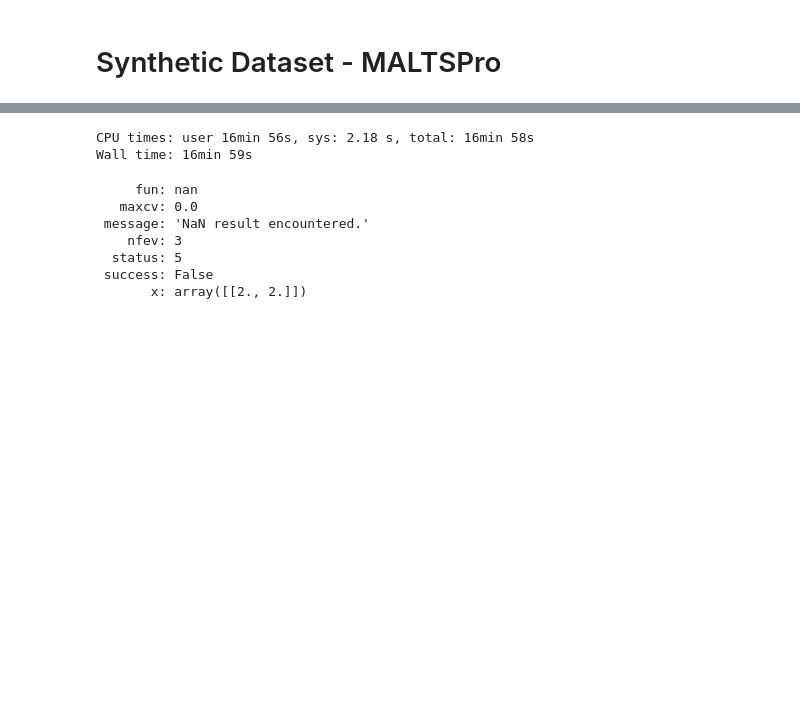
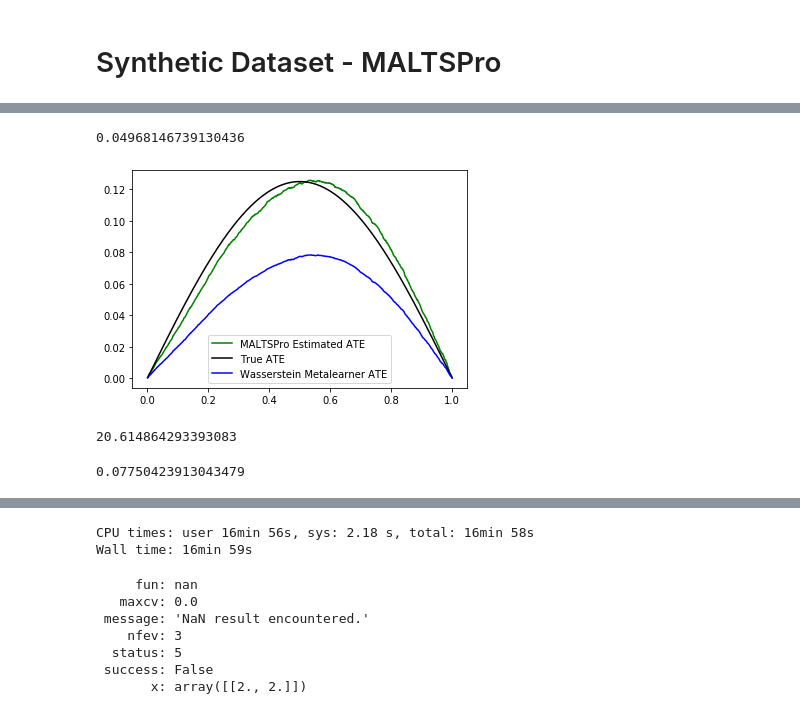
Before and after one commit to kattasa/MALTSPro, a Jupyter notebook: MALTSproREADME.ipynb, the cells around one changed output, grey strips where cells are left out. Saved outputs shown, nothing was run; the diff lists cells and outputs as text; code cells hidden in the pictures; blank space fills up the shorter version.

Commit message:
add acic2022 data, metalearner algo, and linbo's simulation framework

```diff
--- a/MALTSproREADME.ipynb
+++ b/MALTSproREADME.ipynb
@@ -182,0 +507,2 @@ X_df = pd.DataFrame(
+# %%
+y_bary = barycenter_imputation(pmp_self = maltspro, X_estimation=X_valid, Y_estimation= y_valid, MG = mg_df)
@@ -182,0 +523,43 @@ X_df = pd.DataFrame(
+# %%
+np.abs(ite_estimates - ite_true).mean()
+# %% [output]
+0.04968146739130436
+# %%
+untreated_bary = []
+for i in range(y_valid.shape[0]):
+    if X_valid.loc[i, 'treatment'] == 1:
+        untreated_bary.append(y_valid[i, :])
+    else:
+        untreated_bary.append(y_bary[i, :])
+untreated_bary = pmp.wasserstein2_barycenter(sample_array_1_through_n = np.array(untreated_bary),
+                                         weights = np.repeat(1/len(untreated_bary), len(untreated_bary)),
+                                         n_samples_min = maltspro.n_samples_min)
+untreated_bary_cdf = np.array([untreated_bary, np.linspace(0, 1, untreated_bary.shape[0])])
+# %%
+linbo_ate_array = []
+for i in range(y_valid.shape[0]):
+    linbo_ite_array = linbo_ITE(y_obs = y_valid[i, :],
+              y_cf = y_bary[i, :],
+              reference_distribution = untreated_bary_cdf,
+              observed_treatment =X_valid.loc[i, 'treatment'],
+              y_obs_qtl_id = False
+             )
+    linbo_ate_array.append(linbo_ite_array[1, :])
+linbo_ate_array = np.array(linbo_ate_array).mean(axis = 0)
+# %%
+linbo_ate_true = np.array([np.sin(np.pi * t)/8 for t in untreated_bary_cdf[0, :]])
+# %%
+plt.plot(linbo_ite_array[0, :], linbo_ate_array, label = 'MALTSPro Estimated ATE', c = 'green')
+plt.plot(linbo_ite_array[0, :], linbo_ate_true, label = 'True ATE', c = 'black')
+# plt.legend()
+# plt.show()
+plt.plot(linbo_ite_array[0, :], linbo_ate_wrf_array, label = 'Wasserstein Metalearner ATE', c = 'blue')
+# plt.plot(linbo_ite_array[0, :], linbo_ate_true, label = 'True ATE', c = 'black')
+plt.legend()
+plt.show()
+# %% [output]
+[figure, added]
+# %%
+np.sqrt(((linbo_ate_true - linbo_ate_array)**2).sum()) * 100
+# %% [output]
+20.614864293393083
@@ -182,0 +588,4 @@ X_df = pd.DataFrame(
+# %%
+np.abs(ite_wrf_estimates - ite_true).mean()
+# %% [output]
+0.07750423913043479
```
Also changed, not shown: parts of 36 cells of this notebook, 22 other files.
